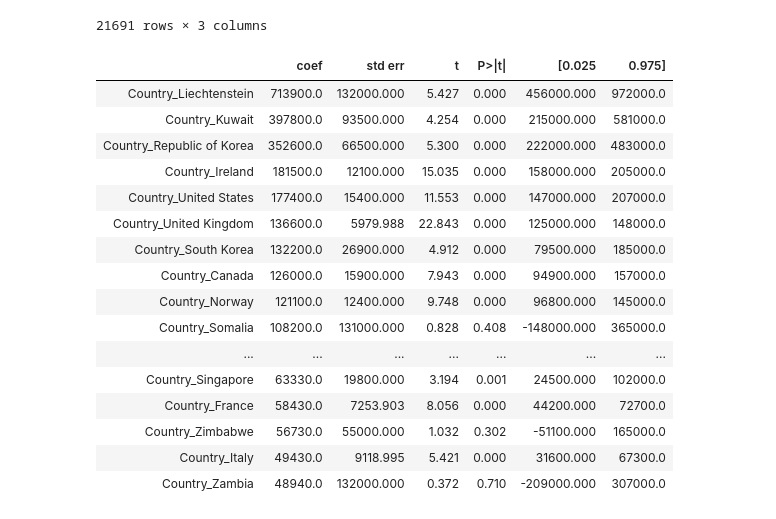
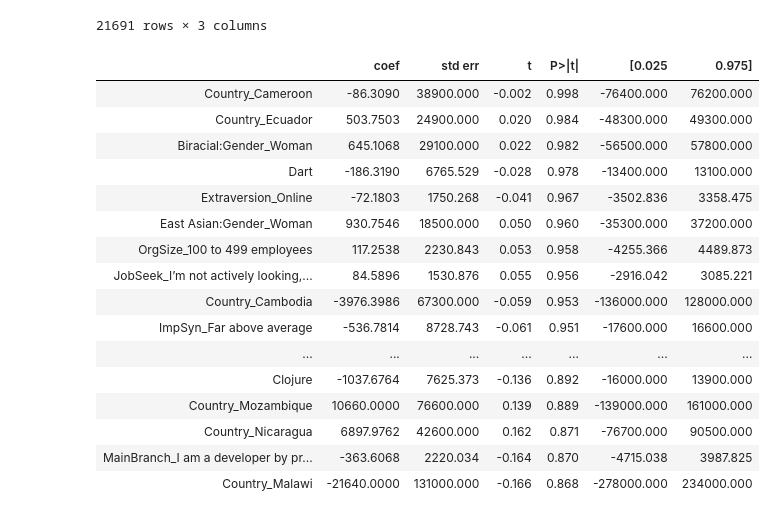
Before and after one commit to KennyMiyasato/developer_salary_predictor, a Jupyter notebook: charlie/charlie_index.ipynb, the cells around one changed output. Cells and saved outputs as stored; diff of their text form; code cells hidden in the pictures.

```diff
--- a/charlie/charlie_index.ipynb
+++ b/charlie/charlie_index.ipynb
@@ -365,7 +347,6 @@ def sm_OLS(x_values,y_values):
 
     model_performance = pd.DataFrame.from_dict(model_performance,orient='index',columns=['Value'])
 
-    #print(results.summary())
     variables_as_html = results_summary.tables[1].as_html()
     variables = pd.read_html(results_as_html, header=0, index_col=0)[0]
 
@@ -374,14 +355,14 @@ def sm_OLS(x_values,y_values):
     outcomes['Predicted_values'] = results.predict()
     outcomes['Residuals'] = results.resid
 
-    #outcomes['Conf']
+
 
     outcomes = pd.DataFrame(outcomes)
-    #print(results.summary())
-    return model_performance,variables,outcomes
+
+    return model_performance,variables,outcomes, results_summary
 # %%
 X = df.drop(columns=['Respondent','ConvertedComp'])
 Y = df['ConvertedComp']
 
-sm_performance,sm_variables,sm_outcomes = sm_OLS(X,Y)
+sm_performance,sm_variables,sm_outcomes,results = sm_OLS(X,Y)
 #sm_performance['Value'] = sm_performance['Value'].apply(lambda x: round(x,10))
@@ -429,22 +447,22 @@ sm_outcomes
 | 88328 | 68745.0 | 19919.144932 | 48825.855068 |
 21691 rows × 3 columns
 # %%
-sm_variables.sort_values('coef',ascending=False)[:25]
+sm_variables.sort_values('P>|t|',ascending=False)[:25]
 # %% [output]
 |  | coef | std err | t | P>|t| | [0.025 | 0.975] |
-| Country_Liechtenstein | 713900.0 | 132000.000 | 5.427 | 0.000 | 456000.000 | 972000.0 |
-| Country_Kuwait | 397800.0 | 93500.000 | 4.254 | 0.000 | 215000.000 | 581000.0 |
-| Country_Republic of Korea | 352600.0 | 66500.000 | 5.300 | 0.000 | 222000.000 | 483000.0 |
-| Country_Ireland | 181500.0 | 12100.000 | 15.035 | 0.000 | 158000.000 | 205000.0 |
-| Country_United States | 177400.0 | 15400.000 | 11.553 | 0.000 | 147000.000 | 207000.0 |
-| Country_United Kingdom | 136600.0 | 5979.988 | 22.843 | 0.000 | 125000.000 | 148000.0 |
-| Country_South Korea | 132200.0 | 26900.000 | 4.912 | 0.000 | 79500.000 | 185000.0 |
-| Country_Canada | 126000.0 | 15900.000 | 7.943 | 0.000 | 94900.000 | 157000.0 |
-| Country_Norway | 121100.0 | 12400.000 | 9.748 | 0.000 | 96800.000 | 145000.0 |
-| Country_Somalia | 108200.0 | 131000.000 | 0.828 | 0.408 | -148000.000 | 365000.0 |
+| Country_Cameroon | -86.3090 | 38900.000 | -0.002 | 0.998 | -76400.000 | 76200.000 |
+| Country_Ecuador | 503.7503 | 24900.000 | 0.020 | 0.984 | -48300.000 | 49300.000 |
+| Biracial:Gender_Woman | 645.1068 | 29100.000 | 0.022 | 0.982 | -56500.000 | 57800.000 |
+| Dart | -186.3190 | 6765.529 | -0.028 | 0.978 | -13400.000 | 13100.000 |
+| Extraversion_Online | -72.1803 | 1750.268 | -0.041 | 0.967 | -3502.836 | 3358.475 |
+| East Asian:Gender_Woman | 930.7546 | 18500.000 | 0.050 | 0.960 | -35300.000 | 37200.000 |
+| OrgSize_100 to 499 employees | 117.2538 | 2230.843 | 0.053 | 0.958 | -4255.366 | 4489.873 |
+| JobSeek_I’m not actively looking,... | 84.5896 | 1530.876 | 0.055 | 0.956 | -2916.042 | 3085.221 |
+| Country_Cambodia | -3976.3986 | 67300.000 | -0.059 | 0.953 | -136000.000 | 128000.000 |
+| ImpSyn_Far above average | -536.7814 | 8728.743 | -0.061 | 0.951 | -17600.000 | 16600.000 |
 | ... | ... | ... | ... | ... | ... | ... |
-| Country_Singapore | 63330.0 | 19800.000 | 3.194 | 0.001 | 24500.000 | 102000.0 |
-| Country_France | 58430.0 | 7253.903 | 8.056 | 0.000 | 44200.000 | 72700.0 |
-| Country_Zimbabwe | 56730.0 | 55000.000 | 1.032 | 0.302 | -51100.000 | 165000.0 |
-| Country_Italy | 49430.0 | 9118.995 | 5.421 | 0.000 | 31600.000 | 67300.0 |
-| Country_Zambia | 48940.0 | 132000.000 | 0.372 | 0.710 | -209000.000 | 307000.0 |
+| Clojure | -1037.6764 | 7625.373 | -0.136 | 0.892 | -16000.000 | 13900.000 |
+| Country_Mozambique | 10660.0000 | 76600.000 | 0.139 | 0.889 | -139000.000 | 161000.000 |
+| Country_Nicaragua | 6897.9762 | 42600.000 | 0.162 | 0.871 | -76700.000 | 90500.000 |
+| MainBranch_I am a developer by pr... | -363.6068 | 2220.034 | -0.164 | 0.870 | -4715.038 | 3987.825 |
+| Country_Malawi | -21640.0000 | 131000.000 | -0.166 | 0.868 | -278000.000 | 234000.000 |
```
Also changed, not shown: parts of 25 cells of this notebook.
